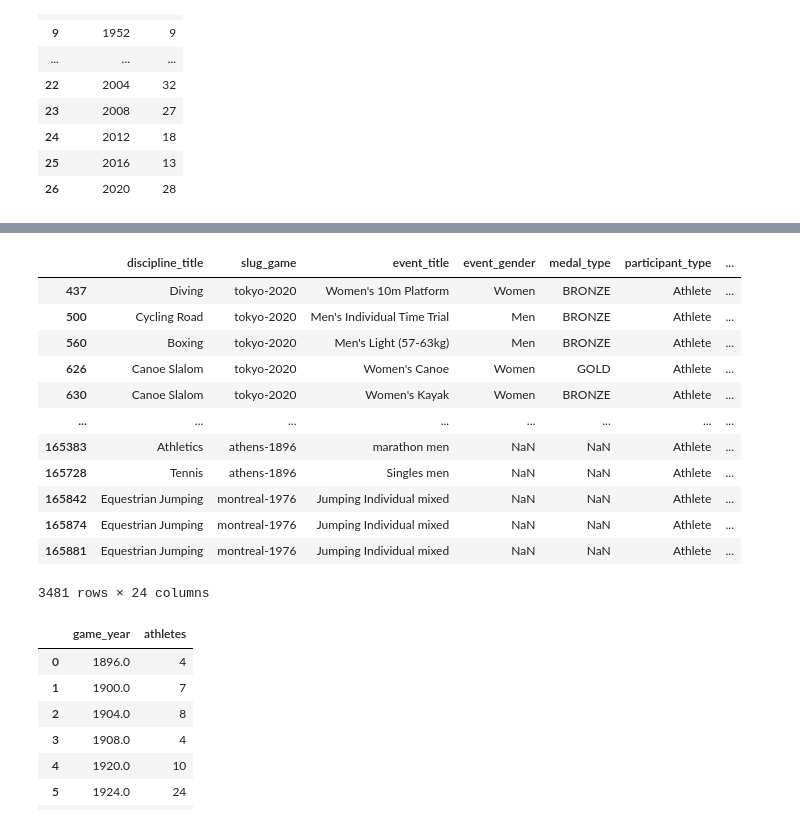
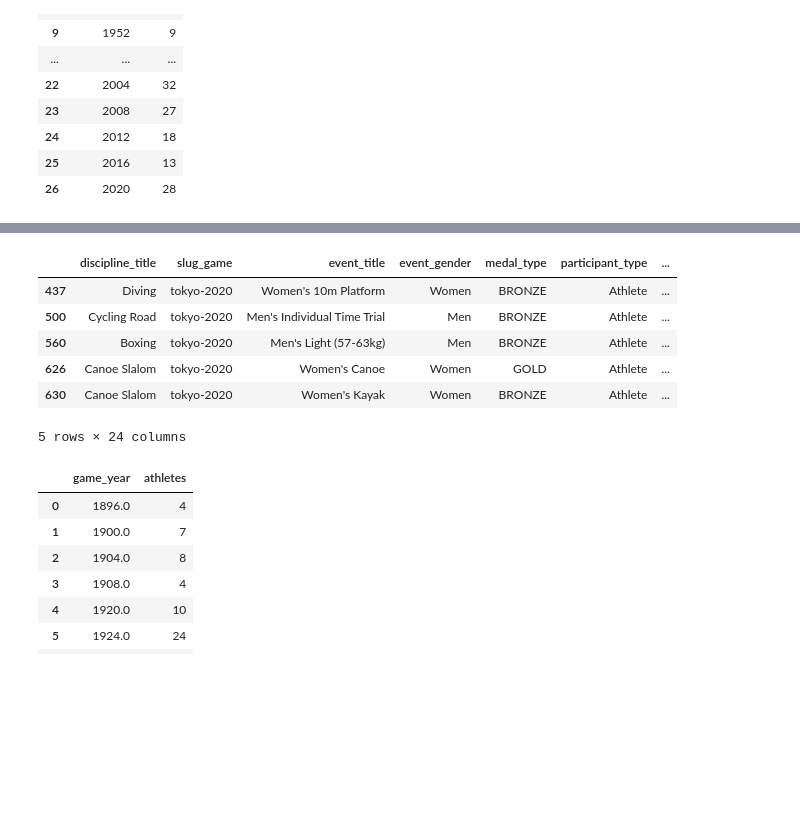
Before and after one commit to Mehdi-212/Brief-JO, a Jupyter notebook: Brief JO/brief_6_part_1/Brief JO.ipynb, the cells around one changed output, grey strips where cells are left out. Drawn from its saved outputs; the diff is of its cells as text; code cells hidden in the pictures; blank space fills up the shorter version.

```diff
--- a/Brief JO/brief_6_part_1/Brief JO.ipynb
+++ b/Brief JO/brief_6_part_1/Brief JO.ipynb
@@ -127,24 +104,18 @@ resultat_host
 # %%
 medal_resultat_host = medal.merge(resultat_host, how='outer')
 medal_resultat_host = medal_resultat_host[medal_resultat_host["game_season"] == "Summer"]
 medal_resultat_host = medal_resultat_host[medal_resultat_host["country_name"] == "Australia"]
 #medal_resultat_host = medal_resultat_host[medal_resultat_host["participant_type"] == "Athlete"]
 
-medal_resultat_host
+medal_resultat_host.head()
 # %% [output]
 |  | discipline_title | slug_game | event_title | event_gender | medal_type | participant_type | ... |
 | 437 | Diving | tokyo-2020 | Women's 10m Platform | Women | BRONZE | Athlete | ... |
 | 500 | Cycling Road | tokyo-2020 | Men's Individual Time Trial | Men | BRONZE | Athlete | ... |
 | 560 | Boxing | tokyo-2020 | Men's Light (57-63kg) | Men | BRONZE | Athlete | ... |
 | 626 | Canoe Slalom | tokyo-2020 | Women's Canoe | Women | GOLD | Athlete | ... |
 | 630 | Canoe Slalom | tokyo-2020 | Women's Kayak | Women | BRONZE | Athlete | ... |
-| ... | ... | ... | ... | ... | ... | ... | ... |
-| 165383 | Athletics | athens-1896 | marathon men | NaN | NaN | Athlete | ... |
-| 165728 | Tennis | athens-1896 | Singles men | NaN | NaN | Athlete | ... |
-| 165842 | Equestrian Jumping | montreal-1976 | Jumping Individual mixed | NaN | NaN | Athlete | ... |
-| 165874 | Equestrian Jumping | montreal-1976 | Jumping Individual mixed | NaN | NaN | Athlete | ... |
-| 165881 | Equestrian Jumping | montreal-1976 | Jumping Individual mixed | NaN | NaN | Athlete | ... |
-3481 rows × 24 columns
+5 rows × 24 columns
 # %%
 #regoupe tous les athletes
 athl = medal_resultat_host.groupby(by=["game_year"]).size().reset_index(name='athletes')#sinon peut faire un.count().athlete_full_name
```
Also changed, not shown: parts of 45 cells of this notebook.
